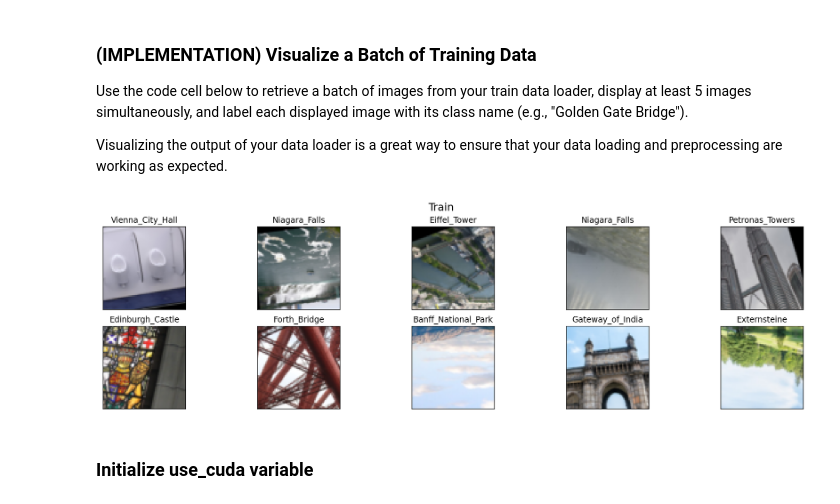
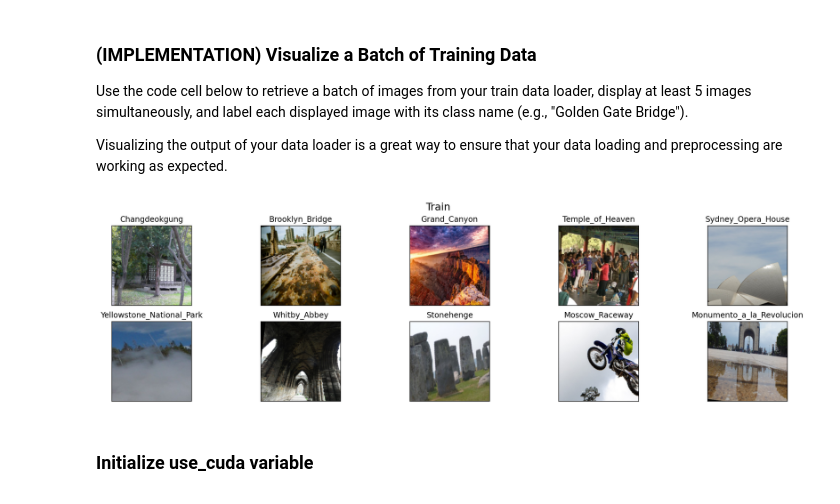
Before and after one commit to jgarza9788/nd101-c2-landmarks-starter, a Jupyter notebook: landmark_project/landmark.ipynb, the cells around one changed output. Saved outputs shown, nothing was run; the diff lists cells and outputs as text; code cells hidden in the pictures.

```diff
--- a/landmark_project/landmark.ipynb
+++ b/landmark_project/landmark.ipynb
@@ -123,21 +132,33 @@ Haleakala_National_Park
 ### TODO: Write data loaders for training, validation, and test sets
 ## Specify appropriate transforms, and batch_sizes
 
-# train
+# train and valid
 # maybe add a new more transforms
 # https://pytorch.org/vision/stable/transforms.html
-transform0 = transforms.Compose([transforms.RandomRotation(30),
-                                        transforms.RandomResizedCrop(64),
-                                        # transforms.Grayscale(),
-                                        transforms.RandomAdjustSharpness(1, p=1),
-                                        transforms.RandomVerticalFlip(),
-                                        transforms.RandomHorizontalFlip(),
-                                        transforms.ToTensor()])
+transform0 = transforms.Compose([
+    transforms.RandomRotation(10),
+    transforms.Resize(size=(512,512)),
+    transforms.RandomResizedCrop(size=(256,256)),
+    # transforms.Resize(size=(128,128)),
+    # transforms.Resize(size=(64,64)),
+    # transforms.Grayscale(),
+    # transforms.RandomAdjustSharpness(1, p=1),
+    # transforms.RandomVerticalFlip(),
+    transforms.RandomHorizontalFlip(p=0.5),
+    transforms.ToTensor(),
+    # transforms.Normalize([0.5]*3,[0.5]*3),
+    ])
+
 # test
-transform1 = transforms.Compose([transforms.Resize(300),
-                                        transforms.CenterCrop(64),
-                                        # transforms.Grayscale(),
-                                        transforms.ToTensor()])
+transform1 = transforms.Compose([
+    # transforms.Resize(300),
+    transforms.Resize(size=(256,256)),
+    # transforms.Resize(size=(128,128)),
+    # transforms.Resize(size=(64,64)),
+    # transforms.Grayscale(),
+    transforms.ToTensor(),
+    # transforms.Normalize([0.5]*3,[0.5]*3),
+    ])
 
 loaders_scratch = {}
 loaders = [
@@ -181,10 +202,10 @@ https://stackoverflow.com/questions/53074712/how-to-split-folder-of-images-into-
 # helper function to un-normalize and display an image
 def imshow(image):
     # img = img / 2 #+ 0.5  # unnormalize ..don't need this line
-    plt.imshow(np.transpose(image.numpy(), (1, 2, 0)))  # convert from Tensor image
+    plt.imshow(np.transpose(image.numpy() * 1.0, (1, 2, 0)))  # convert from Tensor image
 
 def show_images(images,labels,title=None,figsize=(20,5) ,image_limit = 10,color_map=None):
-    images = images.numpy()
+    images = images.numpy() * 1.0
     fig = plt.figure(figsize=figsize,facecolor='white')
     fig.suptitle(title, fontsize=16)
 
@@ -228,27 +249,27 @@ Visualizing the output of your data loader is a great way to ensure that your da
 # %%
 import matplotlib.pyplot as plt
 %matplotlib inline
 
 ## TODO: visualize a batch of the train data loader
 
 ## the class names can be accessed at the `classes` attribute
 ## of your dataset object (e.g., `train_dataset.classes`)
 
 # train data
 
 images, labels = next(iter(loaders_scratch['train']))
-show_images(images,labels,title='Train',color_map='gray')
+show_images(images,labels,title='Train',color_map=None)
 
 # images, labels = next(iter(loaders_scratch['test']))
 # show_images(images,labels,title='Test')
 
 ## used for random...but we are already shuffling
 # r = np.random.choice(range(images.shape[0]))
 # print(r)
 # print(images[r].shape)
 # imshow(images[r])
 # %% [output]
-[figure, old version]
+[figure, new version]
 # %% [markdown]
 ### Initialize use_cuda variable
 # %% [markdown]
```
Also changed, not shown: parts of 12 cells of this notebook, 5 other files.
